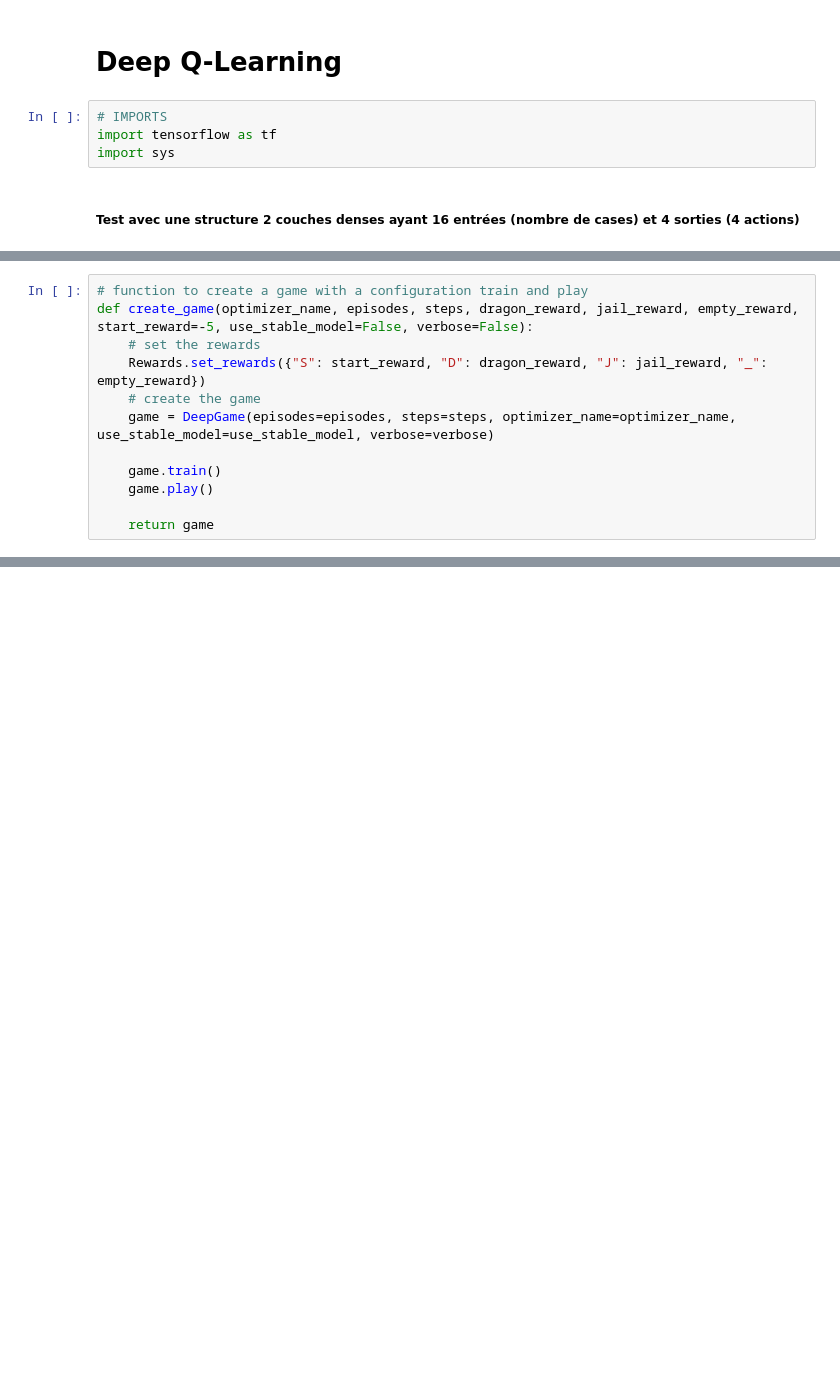
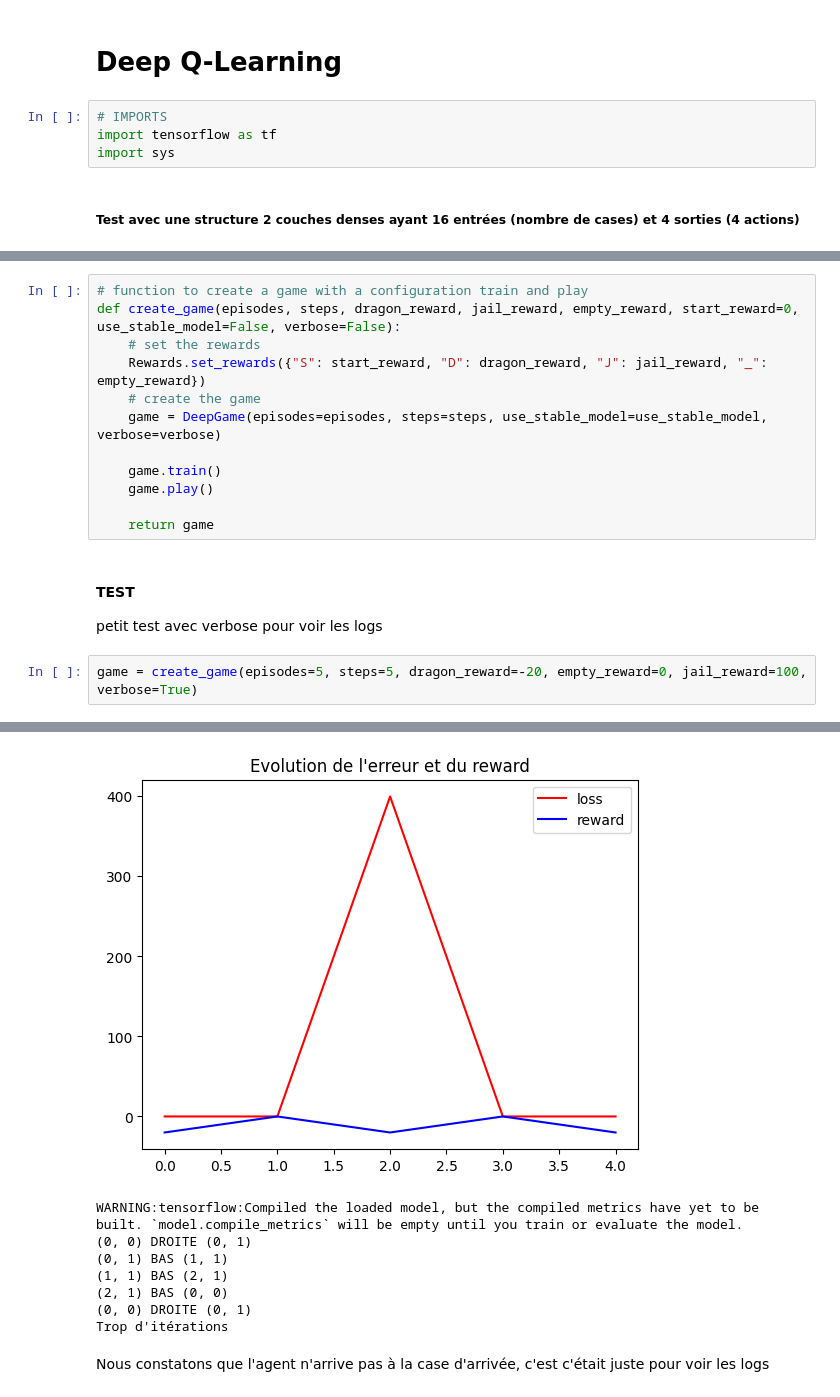
Before and after one commit to JugurthaAsma/ML, a Jupyter notebook: projet3/renforcement.ipynb, the cells around one changed output, grey strips where cells are left out. Cells and saved outputs as stored; diff of their text form; blank space fills up the shorter version.

```diff
--- a/projet3/renforcement.ipynb
+++ b/projet3/renforcement.ipynb
@@ -708,12 +741,19 @@ Nous avons utilisé une structure 3 couches denses ayant 16 entrées (nombre de
 # %%
 # function to create a game with a configuration train and play
-def create_game(optimizer_name, episodes, steps, dragon_reward, jail_reward, empty_reward, start_reward=-5, use_stable_model=False, verbose=False):
+def create_game(episodes, steps, dragon_reward, jail_reward, empty_reward, start_reward=0, use_stable_model=False, verbose=False):
     # set the rewards
     Rewards.set_rewards({"S": start_reward, "D": dragon_reward, "J": jail_reward, "_": empty_reward})
     # create the game
-    game = DeepGame(episodes=episodes, steps=steps, optimizer_name=optimizer_name, use_stable_model=use_stable_model, verbose=verbose)
+    game = DeepGame(episodes=episodes, steps=steps, use_stable_model=use_stable_model, verbose=verbose)
 
     game.train()
     game.play()
 
     return game
+# %% [markdown]
+#### TEST
+
+petit test avec verbose pour voir les logs
+# %%
+game = create_game(episodes=5, steps=5, dragon_reward=-20, empty_reward=0, jail_reward=100, verbose=True)
+# %% [output]
@@ -720 +777,11 @@ def create_game(optimizer_name, episodes, steps, dragon_reward, jail_reward, emp
+[figure, added]
+WARNING:tensorflow:Compiled the loaded model, but the compiled metrics have yet to be built. `model.compile_metrics` will be empty until you train or evaluate the model.
+(0, 0) DROITE (0, 1)
+(0, 1) BAS (1, 1)
+(1, 1) BAS (2, 1)
+(2, 1) BAS (0, 0)
+(0, 0) DROITE (0, 1)
+Trop d'itérations
+# %% [markdown]
+Nous constatons que l'agent n'arrive pas à la case d'arrivée, c'est c'était juste pour voir les logs
 # %% [markdown]
```
Also changed, not shown: parts of 17 cells of this notebook.
